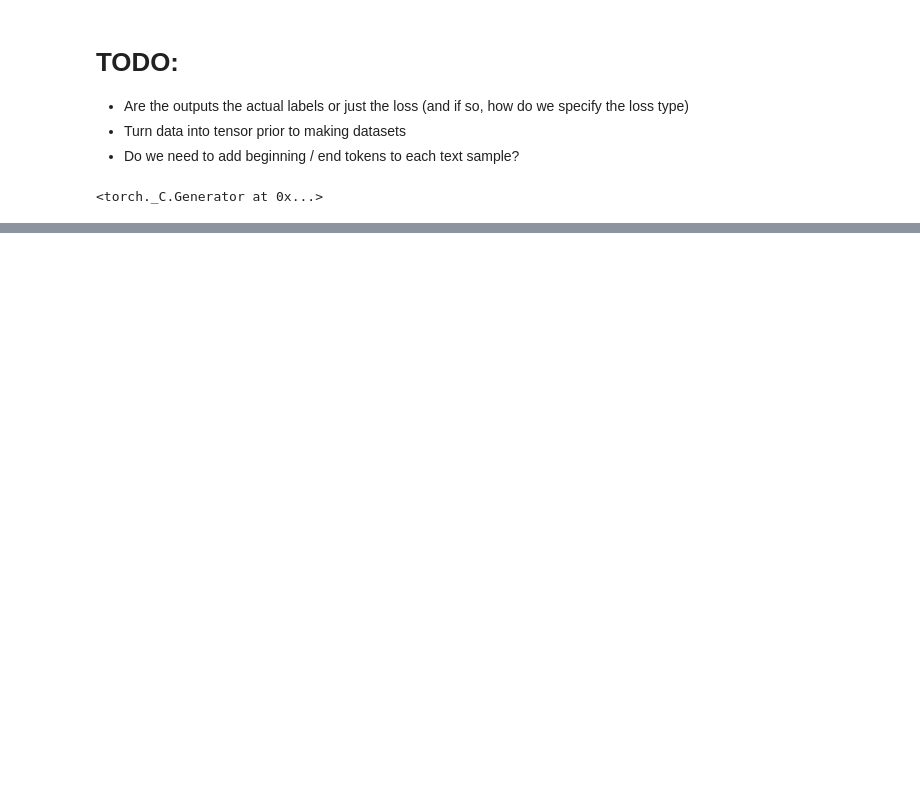
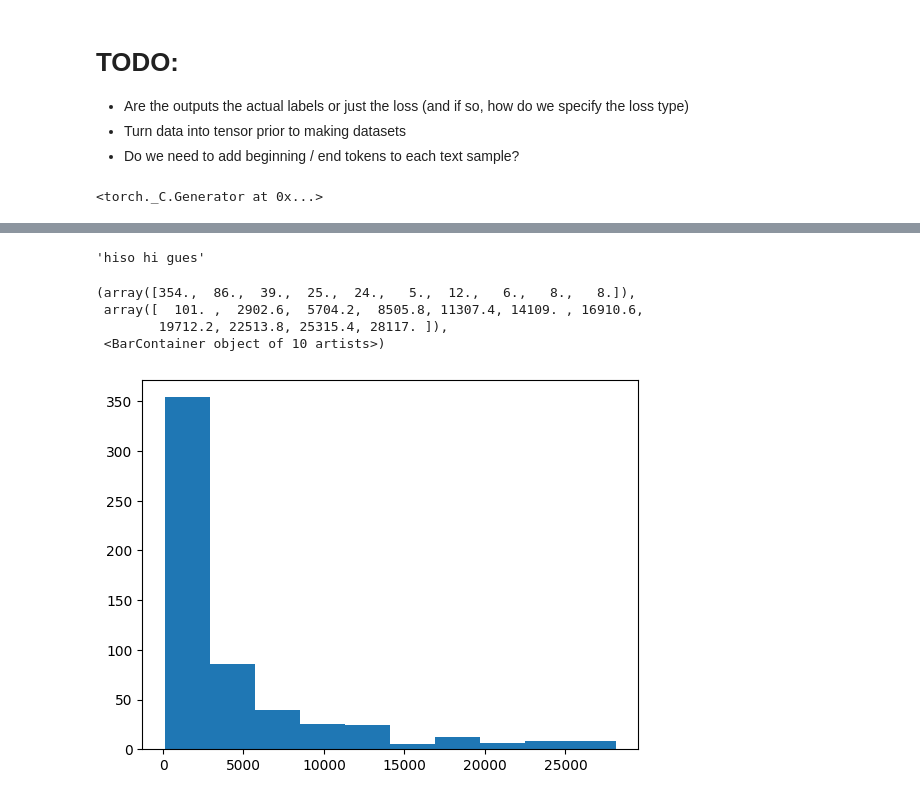
Before and after one commit to gerardoRO/neuromatch_mental_health, a Jupyter notebook: Initial_Model_Exploration.ipynb, the cells around one changed output, grey strips where cells are left out. Cells and saved outputs as stored; diff of their text form; code cells hidden in the pictures; blank space fills up the shorter version.

```diff
--- a/Initial_Model_Exploration.ipynb
+++ b/Initial_Model_Exploration.ipynb
@@ -59,3 +56,15 @@ Text(0.5, 1.0, 'Distribution of white spaces quantity')
+# %%
+df['text'].iloc[252][0:12]
+# %% [output]
+'hiso hi gues'
+# %%
+plt.hist(my_tokenizer(df['text'].iloc[252])['input_ids'])
+# %% [output]
+(array([354.,  86.,  39.,  25.,  24.,   5.,  12.,   6.,   8.,   8.]),
+ array([  101. ,  2902.6,  5704.2,  8505.8, 11307.4, 14109. , 16910.6,
+        19712.2, 22513.8, 25315.4, 28117. ]),
+ <BarContainer object of 10 artists>)
+[figure, added]
 # %%
 df['text'] = df['text'].apply(lambda x: torch.tensor(my_tokenizer(x)['input_ids'])) #tokenize/tensorize features
 df['label'] = torch.tensor(df['label']) #tensorize labels
```
Also changed, not shown: parts of 2 cells of this notebook.
